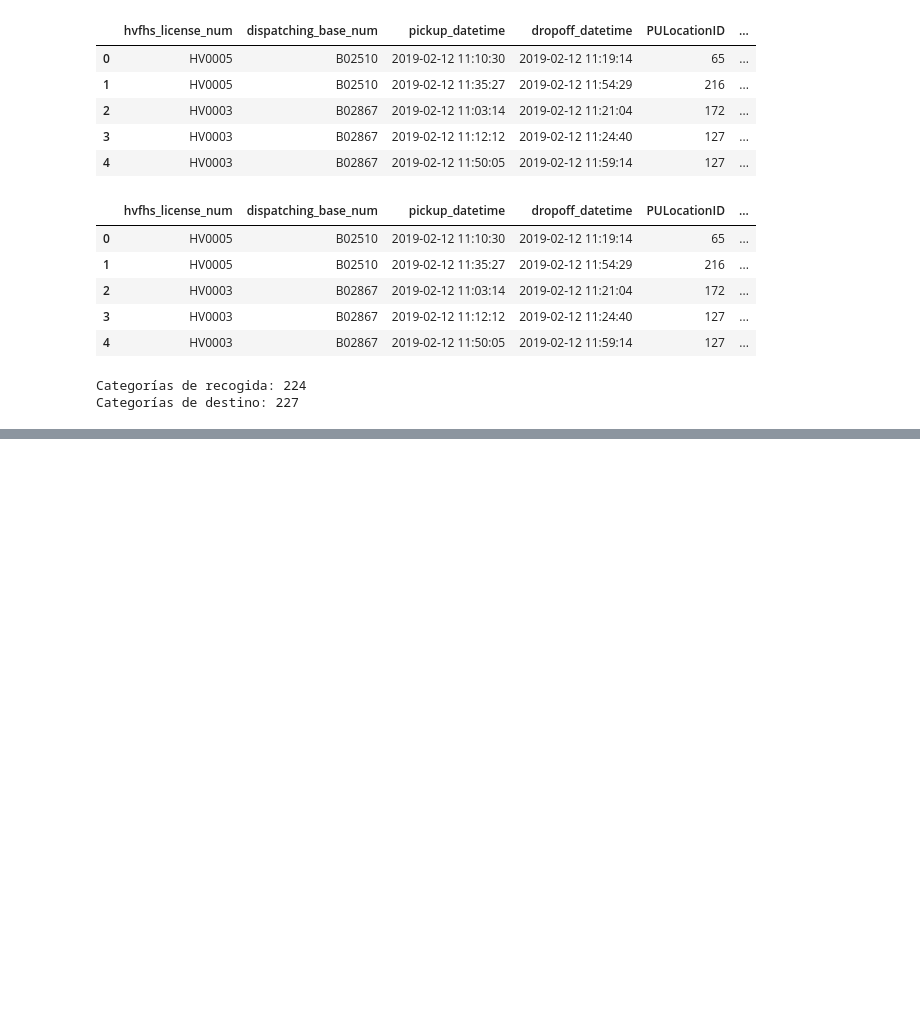
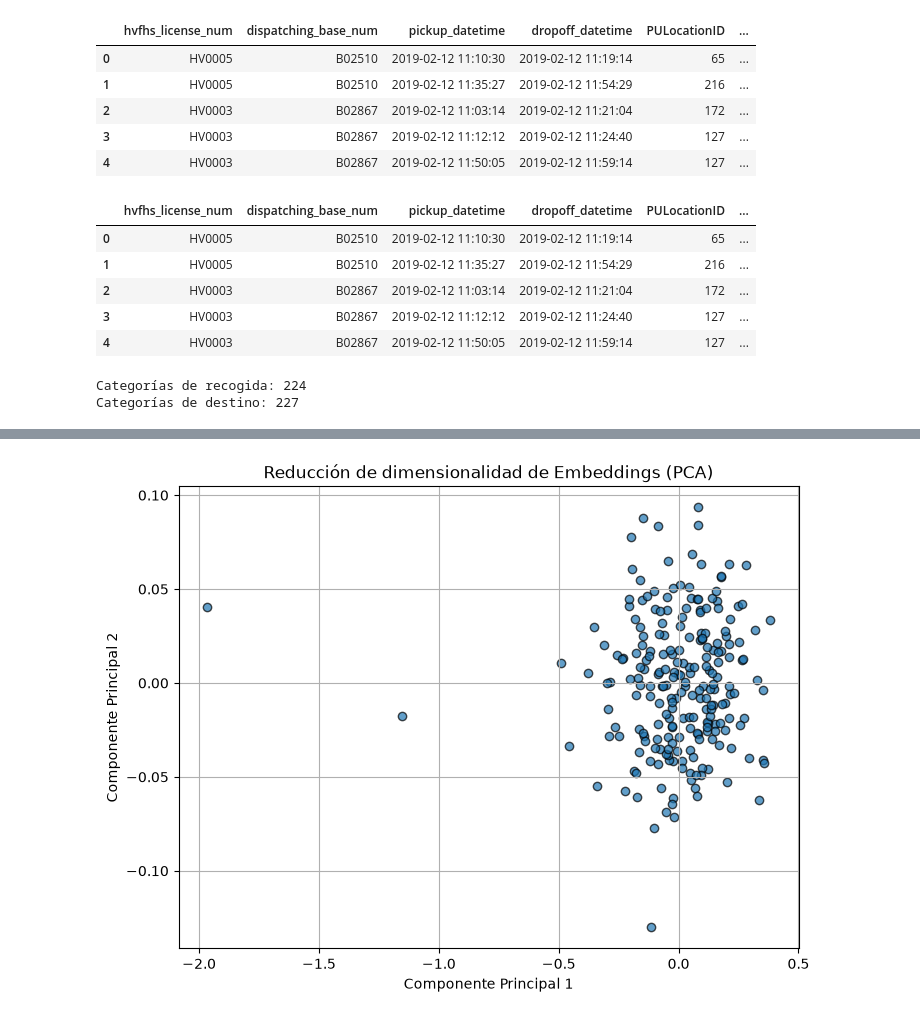
Before and after one commit to carolinamesacurso/proyecto-taxis, a Jupyter notebook: taxis.ipynb, the cells around one changed output, grey strips where cells are left out. Drawn from its saved outputs; the diff is of its cells as text; code cells hidden in the pictures; blank space fills up the shorter version.

```diff
--- a/taxis.ipynb
+++ b/taxis.ipynb
@@ -294,9 +294,9 @@ print("Categorías de destino:", nCategoriasDropoff)
 Categorías de recogida: 224
 Categorías de destino: 227
 # %%
-XPU=taxisClean[['PULocationID']]
-XDO=taxisClean[['DOLocationID']]
-yduracion=taxisClean[['duracion']] #target
+XPU=taxisClean['PULocationID']
+XDO=taxisClean['DOLocationID']
+yduracion=taxisClean['duracion'] #target
 # %%
 nCategoriasRecogida=taxisClean[['PULocationID']].value_counts().shape[0]
 nCategoriasDestino=taxisClean[['DOLocationID']].value_counts().shape[0]
@@ -343,0 +368,20 @@ model.summary()
+# %%
+#Vamos a realizar una reduccion de dimensionalidad para representar los embeddings anteriores en 2 dimensiones, partiendo de los embeddings de la red neuronal
+
+from sklearn.decomposition import PCA
+
+embs= model.get_layer('mi_embedding').get_weights()[0]
+
+pca_embeddings = PCA(n_components=2).fit_transform(embs)
+
+
+plt.figure(figsize=(8, 6))
+plt.scatter(pca_embeddings[:, 0], pca_embeddings[:, 1], alpha=0.7, edgecolors='k')
+
+plt.title('Reducción de dimensionalidad de Embeddings (PCA)')
+plt.xlabel('Componente Principal 1')
+plt.ylabel('Componente Principal 2')
+plt.grid(True)
+plt.show()
+# %% [output]
+[figure, added]
```
Also changed, not shown: parts of 3 cells of this notebook.
